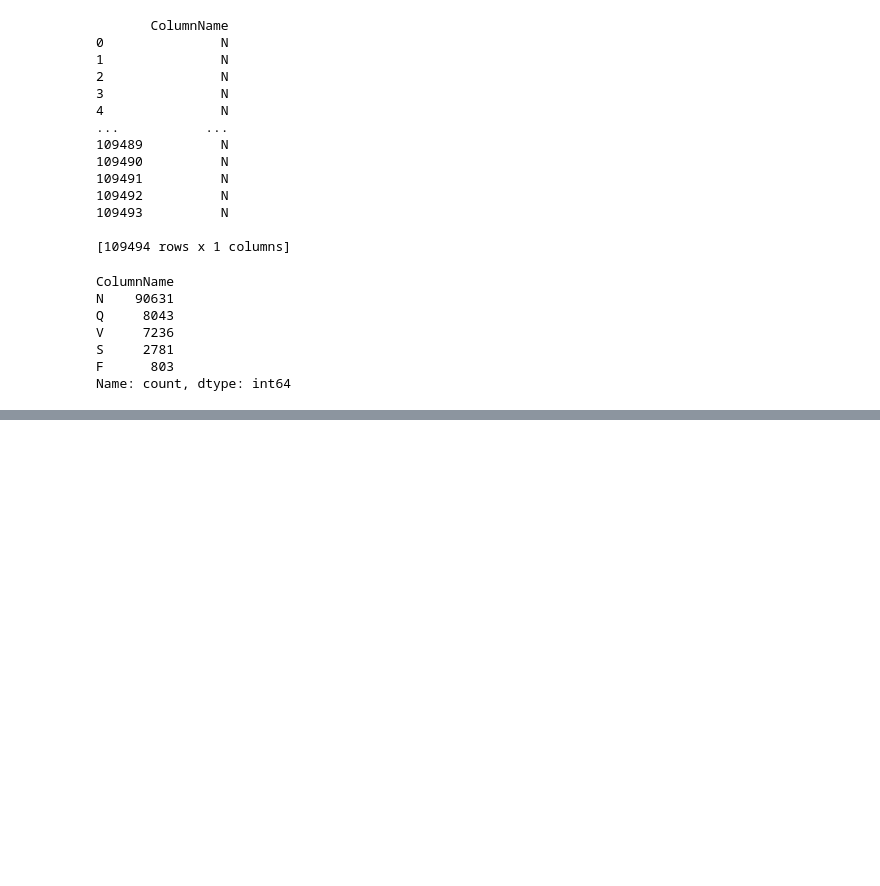
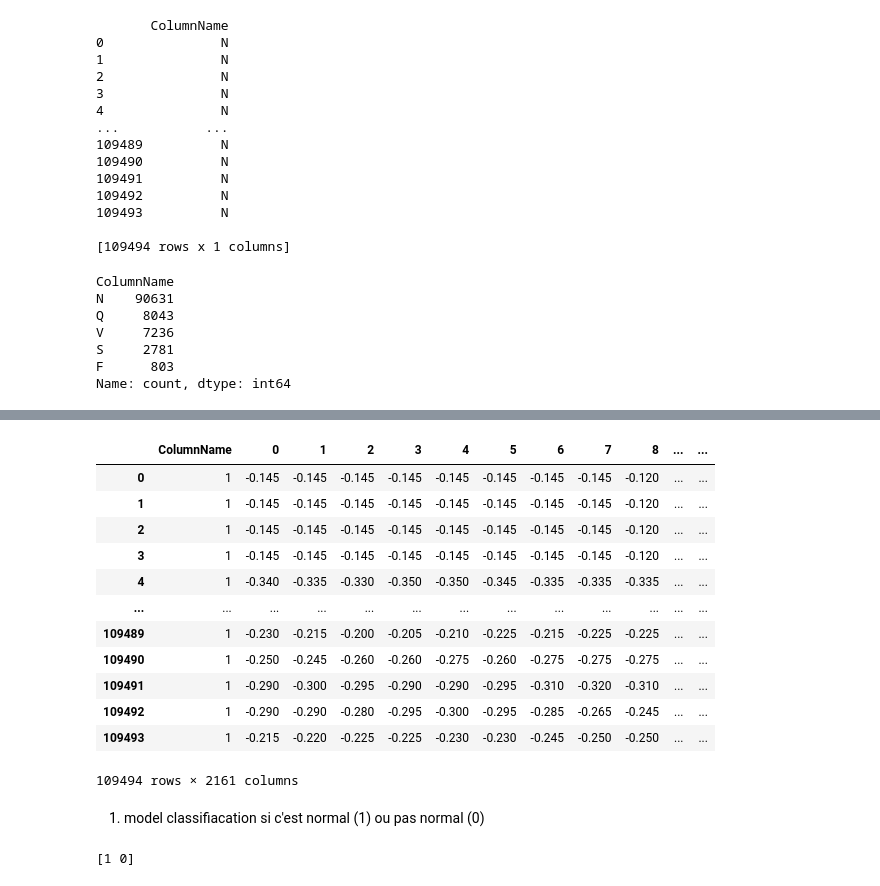
Before and after one commit to arthurdesma/Arrhythmia_Detection_and_Classification, a Jupyter notebook: data_treatement.ipynb, the cells around one changed output, grey strips where cells are left out. Drawn from its saved outputs; the diff is of its cells as text; code cells hidden in the pictures; blank space fills up the shorter version.

```diff
--- a/data_treatement.ipynb
+++ b/data_treatement.ipynb
@@ -171,0 +210,18 @@ Name: count, dtype: int64
+# %%
+df_fusionné_binaire
+# %% [output]
+|  | ColumnName | 0 | 1 | 2 | 3 | 4 | 5 | 6 | 7 | 8 | ... | ... |
+| 0 | 1 | -0.145 | -0.145 | -0.145 | -0.145 | -0.145 | -0.145 | -0.145 | -0.145 | -0.120 | ... | ... |
+| 1 | 1 | -0.145 | -0.145 | -0.145 | -0.145 | -0.145 | -0.145 | -0.145 | -0.145 | -0.120 | ... | ... |
+| 2 | 1 | -0.145 | -0.145 | -0.145 | -0.145 | -0.145 | -0.145 | -0.145 | -0.145 | -0.120 | ... | ... |
+| 3 | 1 | -0.145 | -0.145 | -0.145 | -0.145 | -0.145 | -0.145 | -0.145 | -0.145 | -0.120 | ... | ... |
+| 4 | 1 | -0.340 | -0.335 | -0.330 | -0.350 | -0.350 | -0.345 | -0.335 | -0.335 | -0.335 | ... | ... |
+| ... | ... | ... | ... | ... | ... | ... | ... | ... | ... | ... | ... | ... |
+| 109489 | 1 | -0.230 | -0.215 | -0.200 | -0.205 | -0.210 | -0.225 | -0.215 | -0.225 | -0.225 | ... | ... |
+| 109490 | 1 | -0.250 | -0.245 | -0.260 | -0.260 | -0.275 | -0.260 | -0.275 | -0.275 | -0.275 | ... | ... |
+| 109491 | 1 | -0.290 | -0.300 | -0.295 | -0.290 | -0.290 | -0.295 | -0.310 | -0.320 | -0.310 | ... | ... |
+| 109492 | 1 | -0.290 | -0.290 | -0.280 | -0.295 | -0.300 | -0.295 | -0.285 | -0.265 | -0.245 | ... | ... |
+| 109493 | 1 | -0.215 | -0.220 | -0.225 | -0.225 | -0.230 | -0.230 | -0.245 | -0.250 | -0.250 | ... | ... |
+109494 rows × 2161 columns
+# %% [markdown]
+1) model classifiacation si c'est normal (1) ou pas normal (0)
@@ -171,0 +236,4 @@ Name: count, dtype: int64
+# %%
+print(y_train.unique())
+# %% [output]
+[1 0]
```
Also changed, not shown: parts of 17 cells of this notebook.
